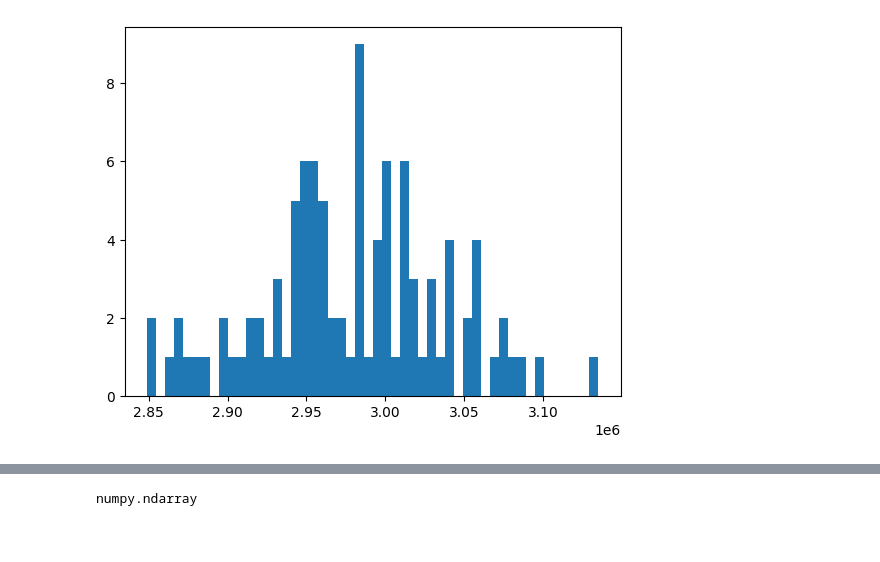
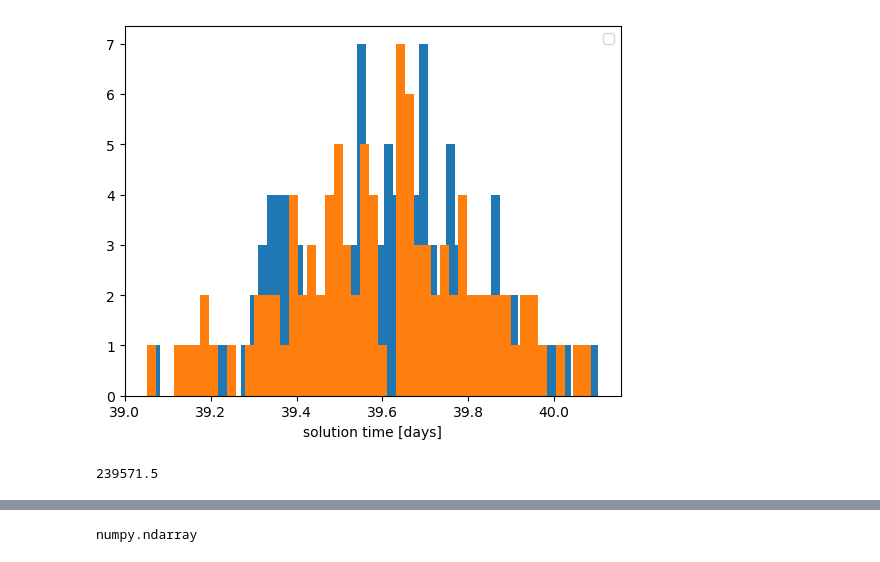
Before and after one commit to cliffplesha/puzzle-solver, a Jupyter notebook: notebook.ipynb, the cells around one changed output, grey strips where cells are left out. Cells and saved outputs as stored; diff of their text form; code cells hidden in the pictures.

```diff
--- a/notebook.ipynb
+++ b/notebook.ipynb
@@ -18,2 +19,6 @@ full_puzzle = pz.create_puzzle()
 # %%
-piece_a = pz.pickup_random_piece()
+tl, tr, bl, br = pz.sort_back_of_puzzle()
+print(tl.size)
+print(tr.size)
+print(bl.size)
+print(br.size)
@@ -24,8 +30,10 @@ True
 # %%
 test_times = []
 solve_iteration = 0
-while solve_iteration < 1:
-    test_times.append(pz.random_solve()/60)
+while solve_iteration < 100:
+    pz.solution_time = 0
+    test_times.append(pz.random_solve())
     solve_iteration +=1
     print(f"solved puzzle {solve_iteration} times")
+df['random_grab']=test_times
 # %% [output]
@@ -35,13 +57,13 @@ np.savetxt("basic_output", test_times,delimiter=',')
-# %%
-import csv
-
-temp = []
-
-with open('basic_output.txt', newline='') as csvfile:
-    reader = csv.reader(csvfile, delimiter=',')
-    for row in reader:
-        temp.append(float(row[0]))
-
-data = {'random select solution': temp}
-
-df = pd.DataFrame(data=data)
+# %%
+test_times = []
+solve_iteration = 0
+while solve_iteration < 100:
+    pz.solution_time = 0
+    pz.create_puzzle()
+    tl, tr, bl, br = pz.sort_back_of_puzzle()
+    for area in [tl, tr, bl, br]:
+        pz.solution_time += pz.random_solve(area)
+    test_times.append(pz.random_solve())
+    solve_iteration +=1
+    print(f"solved puzzle {solve_iteration} times")
+df['area_sort']=test_times
@@ -48,13 +88,17 @@ df = pd.DataFrame(data=data)
 # %%
 fig, ax = plt.subplots()
-ax.hist(df['random select solution']/3600, 50)
-fig.xlable='solution time [hours]'
+ax.hist(df['random_grab']/(3600*24), 50)
+ax.hist(df['area_sort']/(3600*24), 50)
+ax.set_xlabel('solution time [days]')
+plt.legend()
+
 plt.show()
 # %% [output]
-[figure, old version]
+[figure, new version]
 # %%
-fig, ax = plt.subplots()
-ax.hist(df['random select solution']/3600, 50)
-fig.xlable='solution time [hours]'
-plt.show()
+pz.create_puzzle()
+tl, tr, bl, br = pz.sort_back_of_puzzle()
+pz.random_solve(piece_pool=tl)
+# %% [output]
+239571.5
 # %%
```
Also changed, not shown: parts of 30 cells of this notebook, 1 other file.
